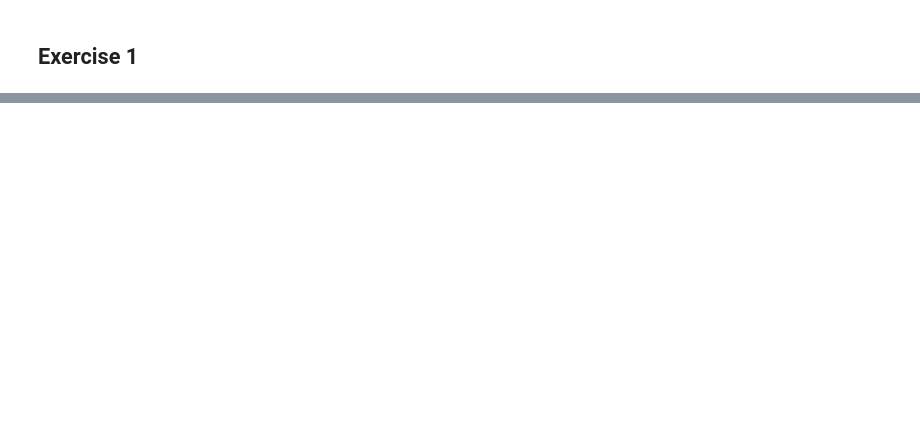
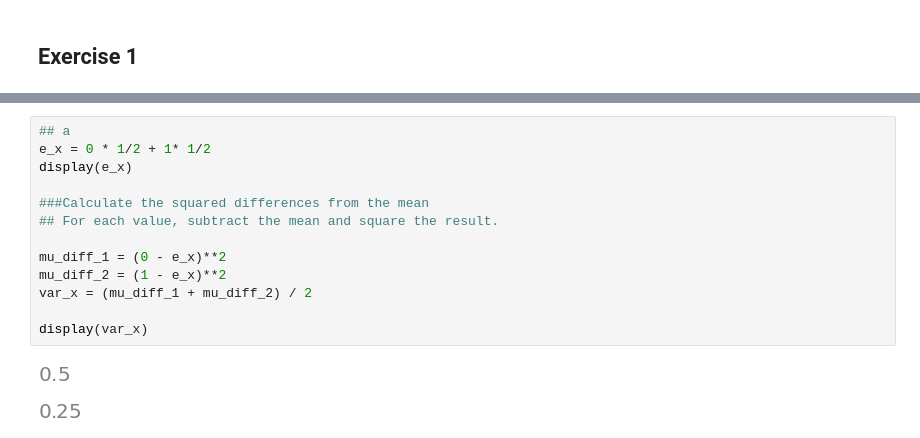
Before and after one commit to nickcernean/SMP_Exercises, a Jupyter notebook: Exam_Sessions/WiseflowExam_2022Re_exam.ipynb, the cells around one changed output, grey strips where cells are left out. Cells and saved outputs as stored; diff of their text form; blank space fills up the shorter version.

```diff
--- a/Exam_Sessions/WiseflowExam_2022Re_exam.ipynb
+++ b/Exam_Sessions/WiseflowExam_2022Re_exam.ipynb
@@ -91,0 +39,16 @@ $\displaystyle \left[\begin{matrix}0 & 0 & 0\end{matrix}\right]$
+# %%
+## a
+e_x = 0 * 1/2 + 1* 1/2
+display(e_x)
+
+###Calculate the squared differences from the mean
+## For each value, subtract the mean and square the result.
+
+mu_diff_1 = (0 - e_x)**2
+mu_diff_2 = (1 - e_x)**2
+var_x = (mu_diff_1 + mu_diff_2) / 2
+
+display(var_x)
+# %% [output]
+[figure, added]
+[figure, added]
```
Also changed, not shown: parts of 46 cells of this notebook, 20 other files.
